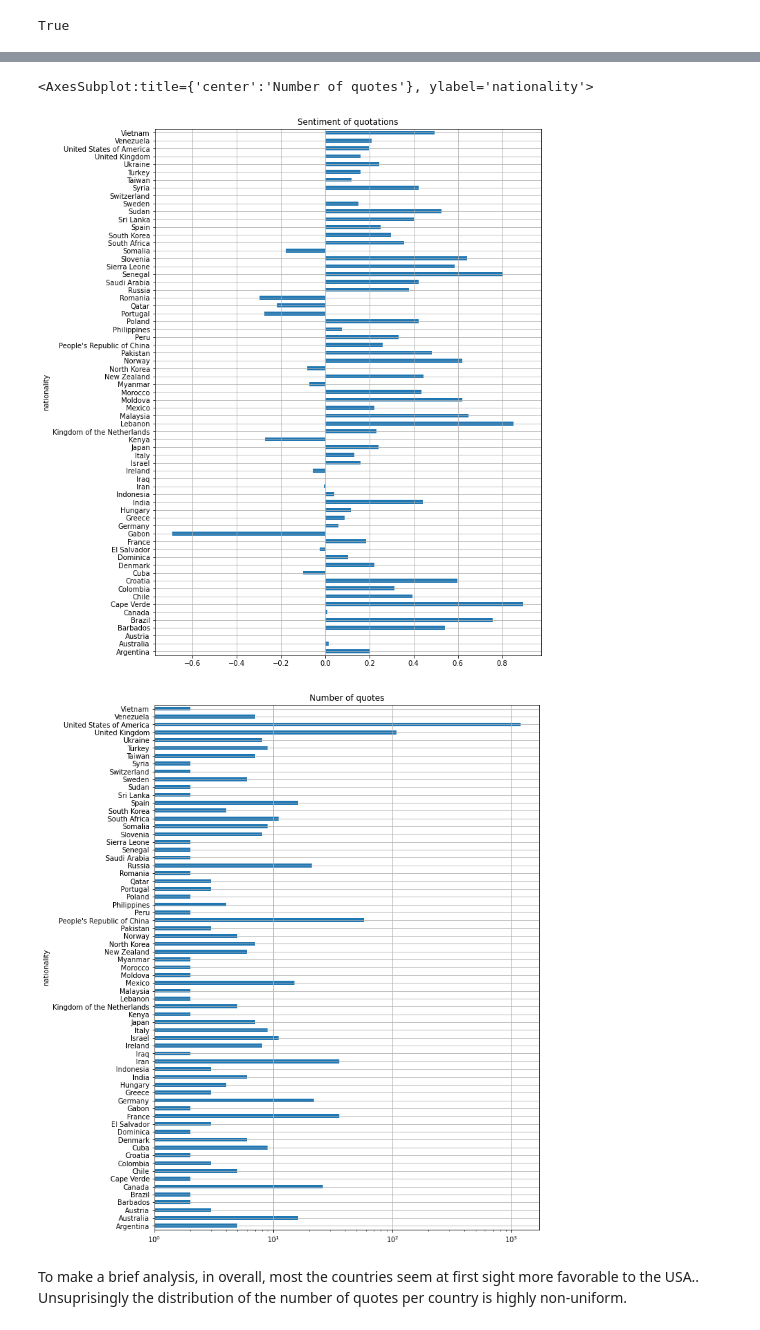
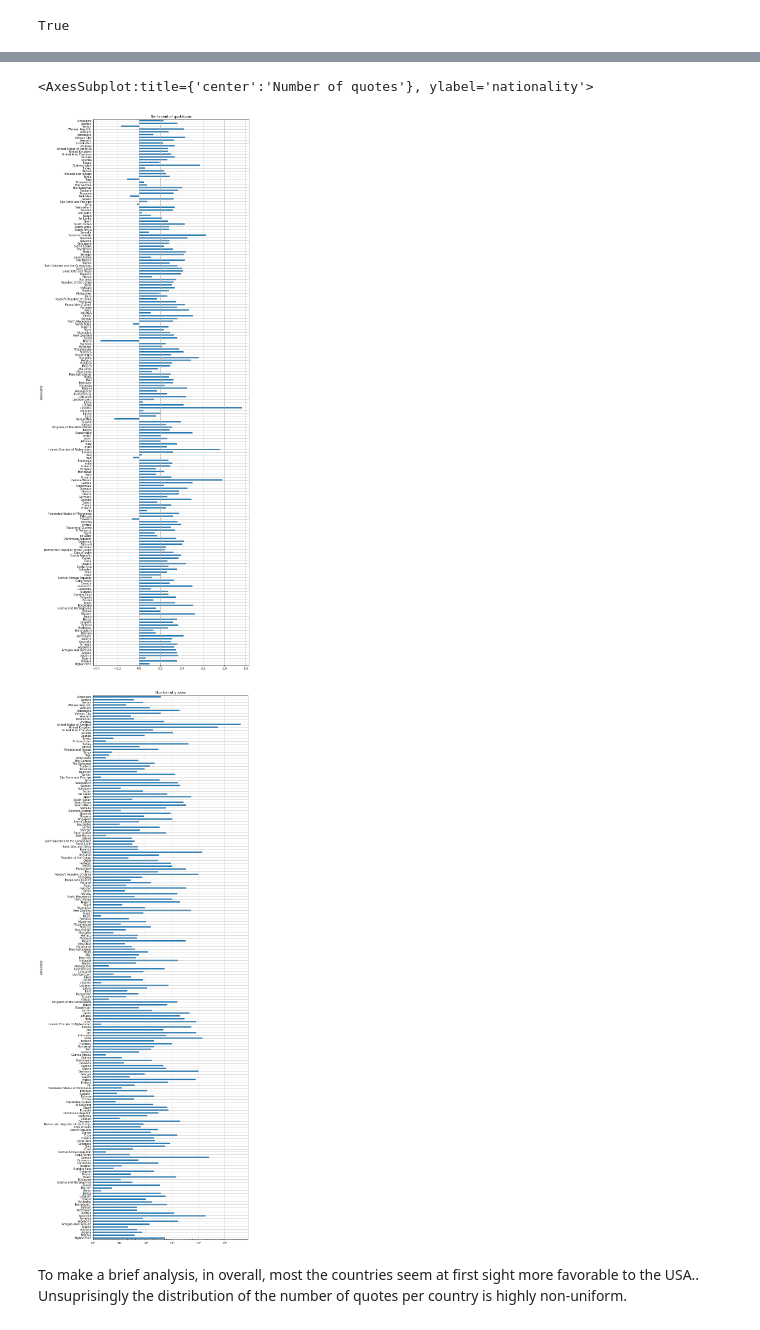
Before and after one commit to epfl-ada/ada-2021-project-young-boys, a Jupyter notebook: project_code.ipynb, the cells around one changed output, grey strips where cells are left out. Drawn from its saved outputs; the diff is of its cells as text; code cells hidden in the pictures.

```diff
--- a/project_code.ipynb
+++ b/project_code.ipynb
@@ -64,0 +40,18 @@ Number of filtered quotes 3263 out of 207527
+# %%
+import pandas as pd
+
+# Get the index of None speaker quo
+def drop_none_speaker(year, df):
+    print("Year : {} with {} quotes".format(year, len(df)))
+    drop_mask = df[df.speaker == "None"].index
+    df_dropped = df.drop(drop_mask)
+    print("{} quotes are removed".format(len(drop_mask)))
+    return df_dropped
+
+US_data = pd.DataFrame()
+for year in range(2015, 2021) :
+    year_df = pd.read_json('input/quotes-{}-us.json.bz2'.format(year), lines=True, compression='bz2')
+    year_df = drop_none_speaker(year, year_df)
+    US_data = pd.concat([US_data, year_df], axis=0)
+
+US_data.sample(n=10)
@@ -77,4 +96,0 @@ speaker_df.head()
-# %%
-drop_mask = US_data[US_data.speaker == "None"].index
-US_data = US_data.drop(drop_mask)
-print("{} quotes are removed".format(len(drop_mask)))
@@ -113,7 +195,7 @@ nltk.download('vader_lexicon')
 True
 # %%
 sia = SentimentIntensityAnalyzer()
-#predict the sentiment of each quotation in the range [-1, 1]
-US_merged["sentiment"] = US_merged.quotation.apply(lambda x: sia.polarity_scores(x)["compound"])
-US_merged.head()
+# predict the sentiment of each quotation in the range [-1, 1]
+US_with_nation["sentiment"] = US_with_nation.quotation.apply(lambda x: sia.polarity_scores(x)["compound"])
+US_with_nation.sample(n=5)
 # %% [output]
@@ -212,19 +212,19 @@ US_with_nation.sample(n=20,random_state=711)
 # %%
 import matplotlib.pyplot as plt
-plt.figure(figsize=(10, 14))
+plt.figure(figsize=(10, 36))
 plt.title("Sentiment of quotations")
 #average sentiment for each country
 US_love_mean = US_with_nation.groupby("nationality")["sentiment"].mean()
 US_love_mean.plot.barh(grid=True)
 
-plt.figure(figsize=(10,14))
+plt.figure(figsize=(10,36))
 plt.title("Number of quotes")
 #count the number of quotes for each country
 US_with_nation.groupby("nationality")["sentiment"].count().plot.barh(grid=True, log=True, align='center')
 # %% [output]
 <AxesSubplot:title={'center':'Number of quotes'}, ylabel='nationality'>
-[figure, old version]
+[figure, new version]
-[figure, old version]
+[figure, new version]
 # %% [markdown]
 To make a brief analysis, in overall, most the countries seem at first sight more favorable to the USA.. Unsuprisingly the distribution of the number of quotes per country is highly non-uniform.
 # %% [markdown]
```
Also changed, not shown: parts of 27 cells of this notebook.
